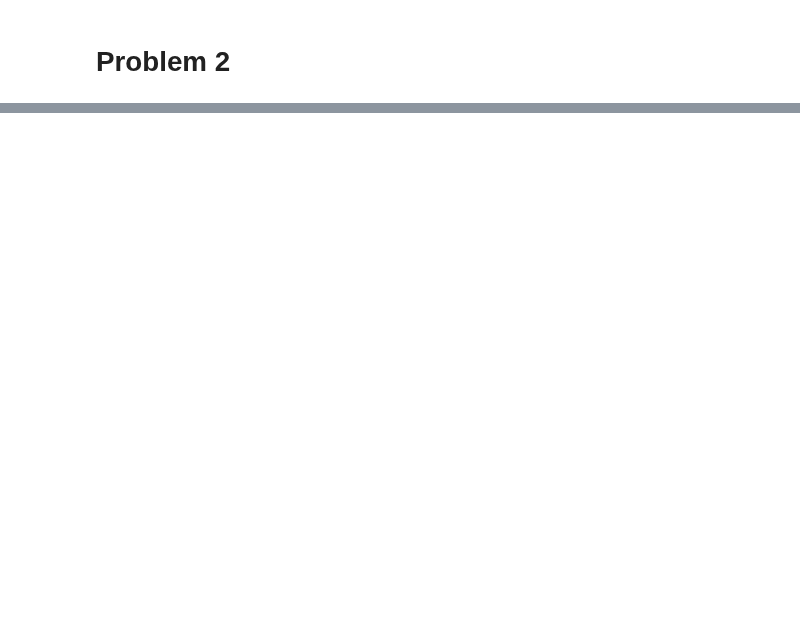
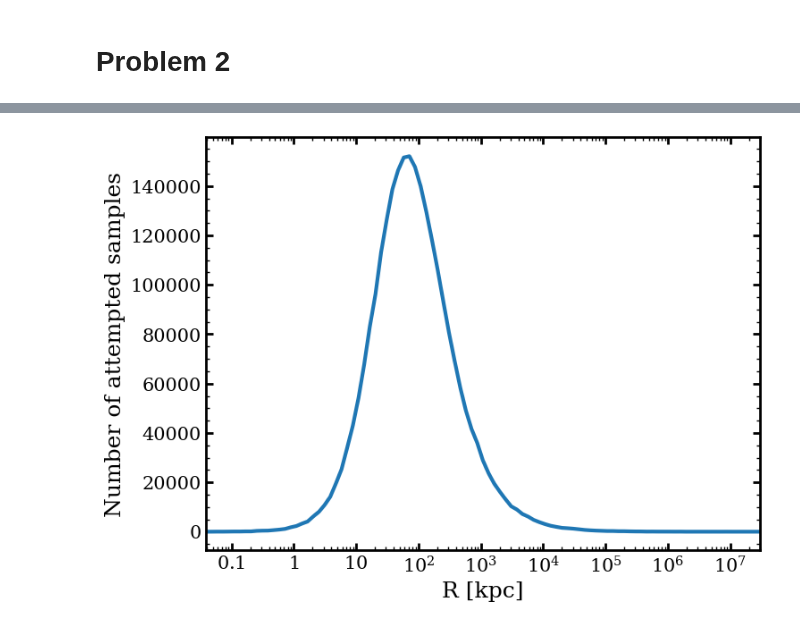
Before and after one commit to ochase10/compute-class, a Jupyter notebook: hw1/hw1.ipynb, the cells around one changed output, grey strips where cells are left out. Saved outputs shown, nothing was run; the diff lists cells and outputs as text; code cells hidden in the pictures; blank space fills up the shorter version.

```diff
--- a/hw1/hw1.ipynb
+++ b/hw1/hw1.ipynb
@@ -493,0 +751,9 @@ posvec[:,2]=np.cos(pos_pol_ang)
+# %%
+pl.figure(figsize=(8,6))
+pl.plot(bin_mid1, redone_count1)
+pl.xscale("log")
+pl.xlabel("R [kpc]")
+pl.ylabel("Number of attempted samples")
+pl.show()
+# %% [output]
+[figure, added]
```
Also changed, not shown: parts of 25 cells of this notebook.
